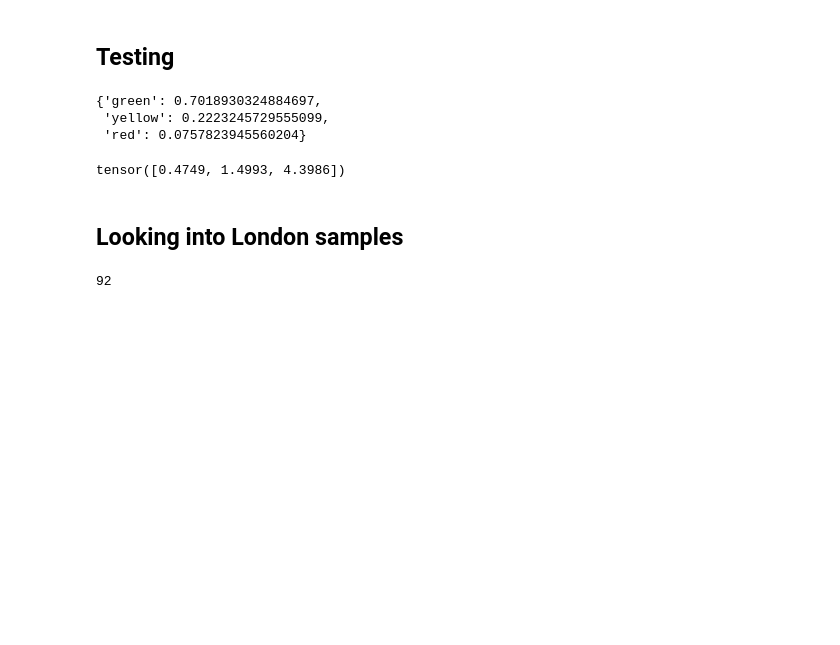
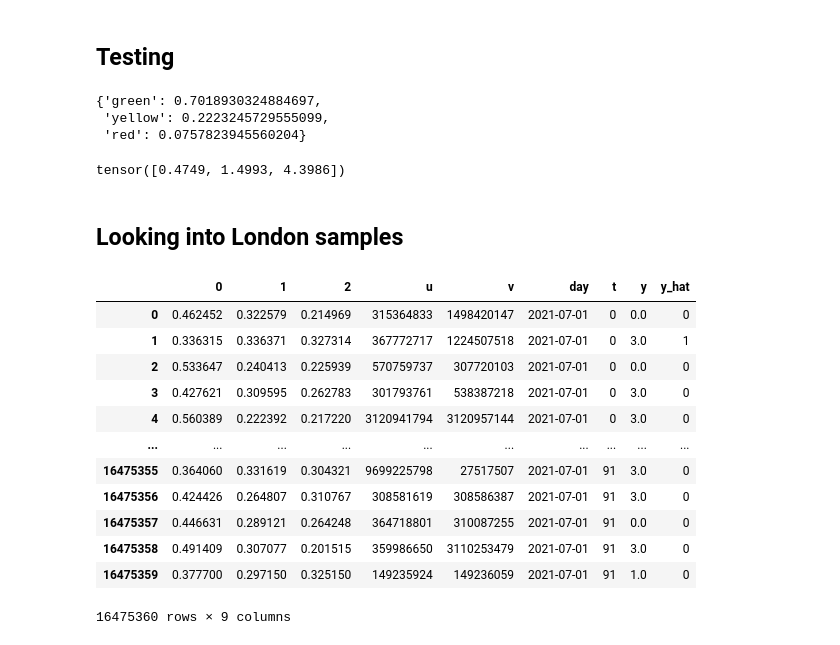
Before and after one commit to MarkusSpanring/NeurIPS2022-traffic4cast, a Jupyter notebook: baselines/GNN/explore_GNN_prediction.ipynb, the cells around one changed output. Drawn from its saved outputs; the diff is of its cells as text; code cells hidden in the pictures; blank space fills up the shorter version.

```diff
--- a/baselines/GNN/explore_GNN_prediction.ipynb
+++ b/baselines/GNN/explore_GNN_prediction.ipynb
@@ -95,48 +86,86 @@ city_class_weights
 tensor([0.4749, 1.4993, 4.3986])
 # %% [markdown]
 ## Looking into London samples
-# %%
-
-t4c_apply_basic_logging_config(loglevel="INFO")
-city = "london"
-# Monday
-day = "2019-07-01"
-# load BASEDIR from file, change to your data root
-BASEDIR = load_basedir(fn="t4c22_config.json", pkg=t4c22)
-dataset = T4c22GeometricDataset(root=BASEDIR, city=city, split="train", cachedir=Path("tmp/processed"), add_nearest_ctr_edge=True, day_t_filter=lambda _day, t: _day == day)
-len(dataset)
-# %% [output]
-92
 # %%
+import seaborn as sns
+import matplotlib.pyplot as plt
+from GNN_model import CongestioNN
+from GNN_model import LinkPredictor
+import json
+
 @torch.no_grad()
-def create_prediction(model, predictor):
+def create_prediction(dataset, model, predictor, day):
     model.to(device)
     predictor.to(device)
     city_class_weights.to(device)
-    loss_f = torch.nn.CrossEntropyLoss(weight=city_class_weights, ignore_index=-1, reduction="none")
+    loss_f = torch.nn.CrossEntropyLoss(weight=city_class_weights, ignore_index=-1, reduction="mean")
     loss_f.to(device)
     dfs = []
 
     for idx, data in tqdm.notebook.tqdm(enumerate(dataset), total=len(dataset)):
 
         data.x = data.x.nan_to_num(-1)
+        data.y = data.y.nan_to_num(3)
         data = data.to(device)
         h = model(data)
 
         x_i = torch.index_select(h, 0, data.edge_index[0])
         x_j = torch.index_select(h, 0, data.edge_index[1])
 
         # logits
         y_hat = predictor(x_i, x_j)
-        df = pd.DataFrame(torch.nn.functional.softmax(y_hat, dim=1).cpu().numpy(), columns=["0", "1", "2", "3"])
+        df = pd.DataFrame(torch.nn.functional.softmax(y_hat, dim=1).cpu().numpy(), columns=["0", "1", "2"])
         df_data = dataset.torch_road_graph_mapping._torch_to_df_cc(data=y_hat, day=day, t=idx)
         df["u"] = df_data["u"].copy(deep=True)
         df["v"] = df_data["v"].copy(deep=True)
         df["day"] = df_data["day"].copy(deep=True)
         df["t"] = df_data["t"].copy(deep=True)
         # print(data.y.cpu().numpy())
-        df["y"] = data.y.nan_to_num(3).cpu().numpy()
-        df["y_hat"] = df[["0", "1", "2", "3"]].idxmax(axis=1).astype("int64")
+        df["y"] = data.y.cpu().numpy()
+        df["y_hat"] = df[["0", "1", "2"]].idxmax(axis=1).astype("int64")
         dfs.append(df)
 
     return dfs
+
+epochs = 1
+city = "madrid"
+# Monday
+day = "2021-07-01"
+
+device = 1
+device = f"cuda:{device}" if torch.cuda.is_available() else "cpu"
+device = torch.device(device)
+
+
+with open("model_parameters.json", "r") as f:
+    model_parameters = json.load(f)
+
+t4c_apply_basic_logging_config(loglevel="INFO")
+
+# load BASEDIR from file, change to your data root
+BASEDIR = load_basedir(fn="t4c22_config.json", pkg=t4c22)
+dataset = T4c22GeometricDataset(root=BASEDIR, city=city, split="train", cachedir=Path("tmp/processed"), add_nearest_ctr_edge=True, day_t_filter=lambda _day, t: _day == day)
+
+model = CongestioNN(**model_parameters["GNN"])
+model.load_state_dict(torch.load(f"{city}_model_{epochs:03d}.pt", map_location=device))
+
+predictor = LinkPredictor(**model_parameters["Predictor"])
+predictor.load_state_dict(torch.load(f"{city}_predictor_{epochs:03d}.pt", map_location=device))
+
+df = create_prediction(dataset, model, predictor, day)
+plot_df = pd.concat(df).reset_index(drop=True)
+plot_df
+# %% [output]
+|  | 0 | 1 | 2 | u | v | day | t | y | y_hat |
+| 0 | 0.462452 | 0.322579 | 0.214969 | 315364833 | 1498420147 | 2021-07-01 | 0 | 0.0 | 0 |
+| 1 | 0.336315 | 0.336371 | 0.327314 | 367772717 | 1224507518 | 2021-07-01 | 0 | 3.0 | 1 |
+| 2 | 0.533647 | 0.240413 | 0.225939 | 570759737 | 307720103 | 2021-07-01 | 0 | 0.0 | 0 |
+| 3 | 0.427621 | 0.309595 | 0.262783 | 301793761 | 538387218 | 2021-07-01 | 0 | 3.0 | 0 |
+| 4 | 0.560389 | 0.222392 | 0.217220 | 3120941794 | 3120957144 | 2021-07-01 | 0 | 3.0 | 0 |
+| ... | ... | ... | ... | ... | ... | ... | ... | ... | ... |
+| 16475355 | 0.364060 | 0.331619 | 0.304321 | 9699225798 | 27517507 | 2021-07-01 | 91 | 3.0 | 0 |
+| 16475356 | 0.424426 | 0.264807 | 0.310767 | 308581619 | 308586387 | 2021-07-01 | 91 | 3.0 | 0 |
+| 16475357 | 0.446631 | 0.289121 | 0.264248 | 364718801 | 310087255 | 2021-07-01 | 91 | 0.0 | 0 |
+| 16475358 | 0.491409 | 0.307077 | 0.201515 | 359986650 | 3110253479 | 2021-07-01 | 91 | 3.0 | 0 |
+| 16475359 | 0.377700 | 0.297150 | 0.325150 | 149235924 | 149236059 | 2021-07-01 | 91 | 1.0 | 0 |
+16475360 rows × 9 columns
```
Also changed, not shown: parts of 14 cells of this notebook, 3 other files.
